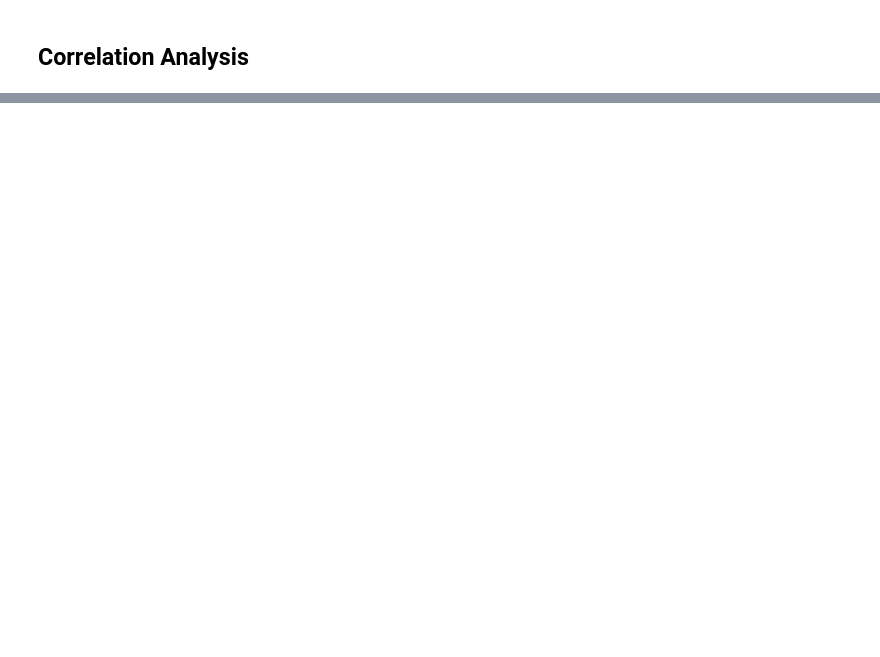
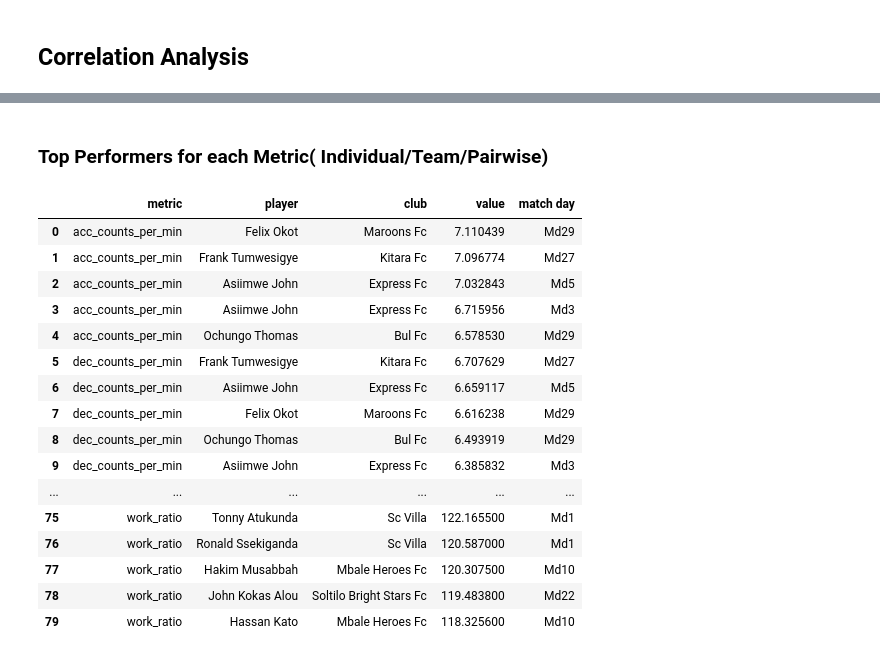
Before and after one commit to humphrey-nyanzi/physical-data-pipeline, a Jupyter notebook: analysis_UPL_2025.ipynb, the cells around one changed output, grey strips where cells are left out. Cells and saved outputs as stored; diff of their text form; code cells hidden in the pictures; blank space fills up the shorter version.

```diff
--- a/analysis_UPL_2025.ipynb
+++ b/analysis_UPL_2025.ipynb
@@ -764,0 +1188,22 @@ plt.show()
+# %%
+# Create a DataFrame showing the averages of all volume metrics for each team A when they play team B
+clubs = sorted(df['club_for'].unique())
+avg_volume_vs_opponent = []
+
+for club1 in clubs:
+    for club2 in clubs:
+        if club1 == club2:
+            continue  # skip self
+        mask = (
+            ((df['club_for'] == club1) & (df['club_against'] == club2))
+        )
+        club1_rows = df[mask]
+        if not club1_rows.empty:
+            avg_metrics = club1_rows[volume_metrics].mean()
+            row = {'Team A': club1, 'Team B': club2}
+            row.update(avg_metrics.to_dict())
+            avg_volume_vs_opponent.append(row)
+
+avg_volume_vs_opponent_df = pd.DataFrame(avg_volume_vs_opponent)
+avg_volume_vs_opponent_df = avg_volume_vs_opponent_df.sort_values(by='distance_km', ascending=False).reset_index(drop=True)
+style_table_for_docs(avg_volume_vs_opponent_df.head(10))
@@ -764,0 +1222,41 @@ plt.show()
+# %% [markdown]
+### Top Performers for each Metric( Individual/Team/Pairwise)
+# %%
+# Find top 5 players for each metric in volume_metrics and intensity_metrics
+top5_players = []
+
+metrics_to_check = volume_metrics + intensity_metrics
+for metric in metrics_to_check:
+    # Get top 5 rows for this metric
+    top_rows = df.nlargest(5, metric)
+    for _, row in top_rows.iterrows():
+        top5_players.append({
+            'metric': metric,
+            'player': row['p_name'],
+            'club': row['club_for'],
+            'value': row[metric],
+            'match day': row['match_day']
+        })
+
+top5_players_df = pd.DataFrame(top5_players)
+# Optionally, sort for display
+top5_players_df = top5_players_df.sort_values(['metric', 'value'], ascending=[True, False]).reset_index(drop=True)
+style_table_for_docs(top5_players_df)
+# %% [output]
+|  | metric | player | club | value | match day |
+| 0 | acc_counts_per_min | Felix Okot | Maroons Fc | 7.110439 | Md29 |
+| 1 | acc_counts_per_min | Frank Tumwesigye | Kitara Fc | 7.096774 | Md27 |
+| 2 | acc_counts_per_min | Asiimwe John | Express Fc | 7.032843 | Md5 |
+| 3 | acc_counts_per_min | Asiimwe John | Express Fc | 6.715956 | Md3 |
+| 4 | acc_counts_per_min | Ochungo Thomas | Bul Fc | 6.578530 | Md29 |
+| 5 | dec_counts_per_min | Frank Tumwesigye | Kitara Fc | 6.707629 | Md27 |
+| 6 | dec_counts_per_min | Asiimwe John | Express Fc | 6.659117 | Md5 |
+| 7 | dec_counts_per_min | Felix Okot | Maroons Fc | 6.616238 | Md29 |
+| 8 | dec_counts_per_min | Ochungo Thomas | Bul Fc | 6.493919 | Md29 |
+| 9 | dec_counts_per_min | Asiimwe John | Express Fc | 6.385832 | Md3 |
+| ... | ... | ... | ... | ... | ... |
+| 75 | work_ratio | Tonny Atukunda | Sc Villa | 122.165500 | Md1 |
+| 76 | work_ratio | Ronald Ssekiganda | Sc Villa | 120.587000 | Md1 |
+| 77 | work_ratio | Hakim Musabbah | Mbale Heroes Fc | 120.307500 | Md10 |
+| 78 | work_ratio | John Kokas Alou | Soltilo Bright Stars Fc | 119.483800 | Md22 |
+| 79 | work_ratio | Hassan Kato | Mbale Heroes Fc | 118.325600 | Md10 |
```
Also changed, not shown: parts of 45 cells of this notebook, 2 other files.
